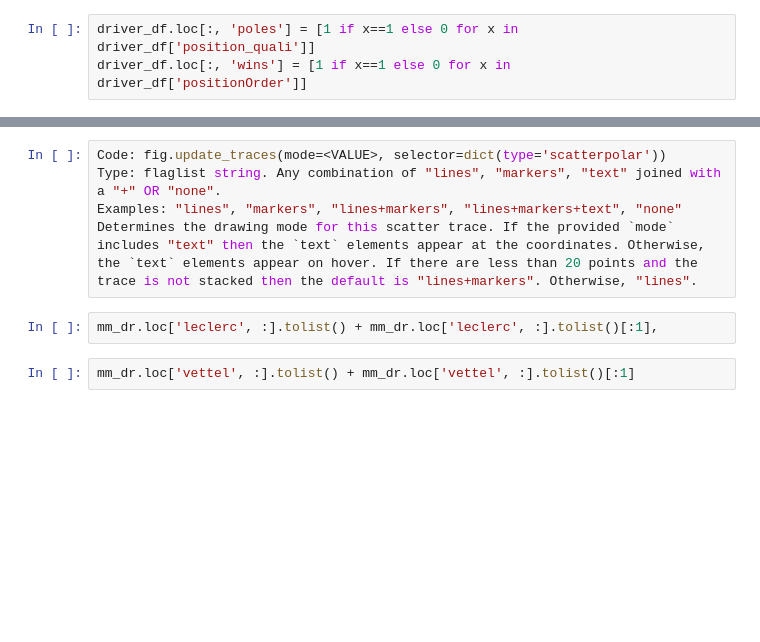
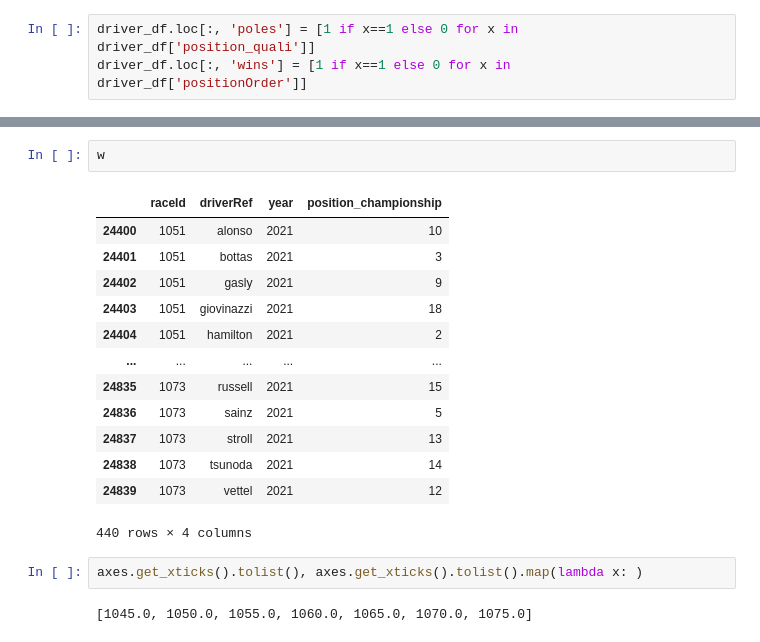
Before and after one commit to m-rope/streamlit_test, a Jupyter notebook: Untitled1.ipynb, the cells around one changed output, grey strips where cells are left out. Saved outputs shown, nothing was run; the diff lists cells and outputs as text; blank space fills up the shorter version.

```diff
--- a/Untitled1.ipynb
+++ b/Untitled1.ipynb
@@ -229,9 +133,20 @@ fig.show()
-# %%
-Code: fig.update_traces(mode=<VALUE>, selector=dict(type='scatterpolar'))
-Type: flaglist string. Any combination of "lines", "markers", "text" joined with a "+" OR "none".
-Examples: "lines", "markers", "lines+markers", "lines+markers+text", "none"
-Determines the drawing mode for this scatter trace. If the provided `mode` includes "text" then the `text` elements appear at the coordinates. Otherwise, the `text` elements appear on hover. If there are less than 20 points and the trace is not stacked then the default is "lines+markers". Otherwise, "lines".
-# %%
-mm_dr.loc['leclerc', :].tolist() + mm_dr.loc['leclerc', :].tolist()[:1],
-# %%
-mm_dr.loc['vettel', :].tolist() + mm_dr.loc['vettel', :].tolist()[:1]
+# %%
+w
+# %% [output]
+|  | raceId | driverRef | year | position_championship |
+| 24400 | 1051 | alonso | 2021 | 10 |
+| 24401 | 1051 | bottas | 2021 | 3 |
+| 24402 | 1051 | gasly | 2021 | 9 |
+| 24403 | 1051 | giovinazzi | 2021 | 18 |
+| 24404 | 1051 | hamilton | 2021 | 2 |
+| ... | ... | ... | ... | ... |
+| 24835 | 1073 | russell | 2021 | 15 |
+| 24836 | 1073 | sainz | 2021 | 5 |
+| 24837 | 1073 | stroll | 2021 | 13 |
+| 24838 | 1073 | tsunoda | 2021 | 14 |
+| 24839 | 1073 | vettel | 2021 | 12 |
+440 rows × 4 columns
+# %%
+axes.get_xticks().tolist(), axes.get_xticks().tolist().map(lambda x: )
+# %% [output]
+[1045.0, 1050.0, 1055.0, 1060.0, 1065.0, 1070.0, 1075.0]
```
Also changed, not shown: parts of 19 cells of this notebook, 2 other files.
